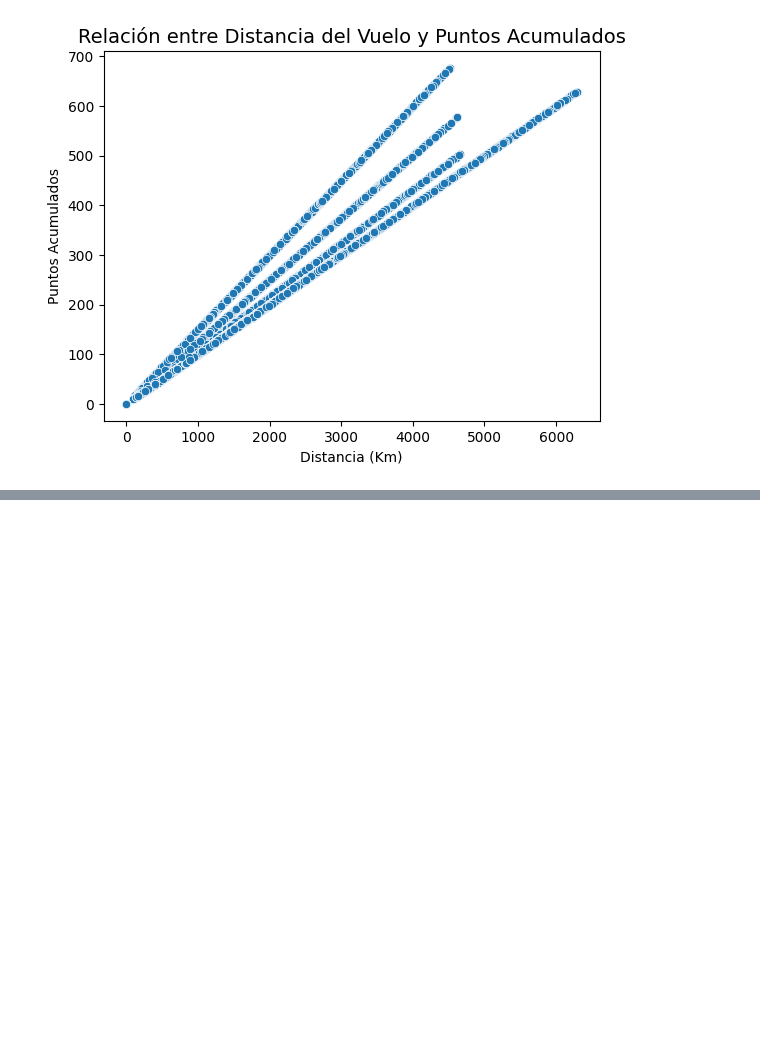
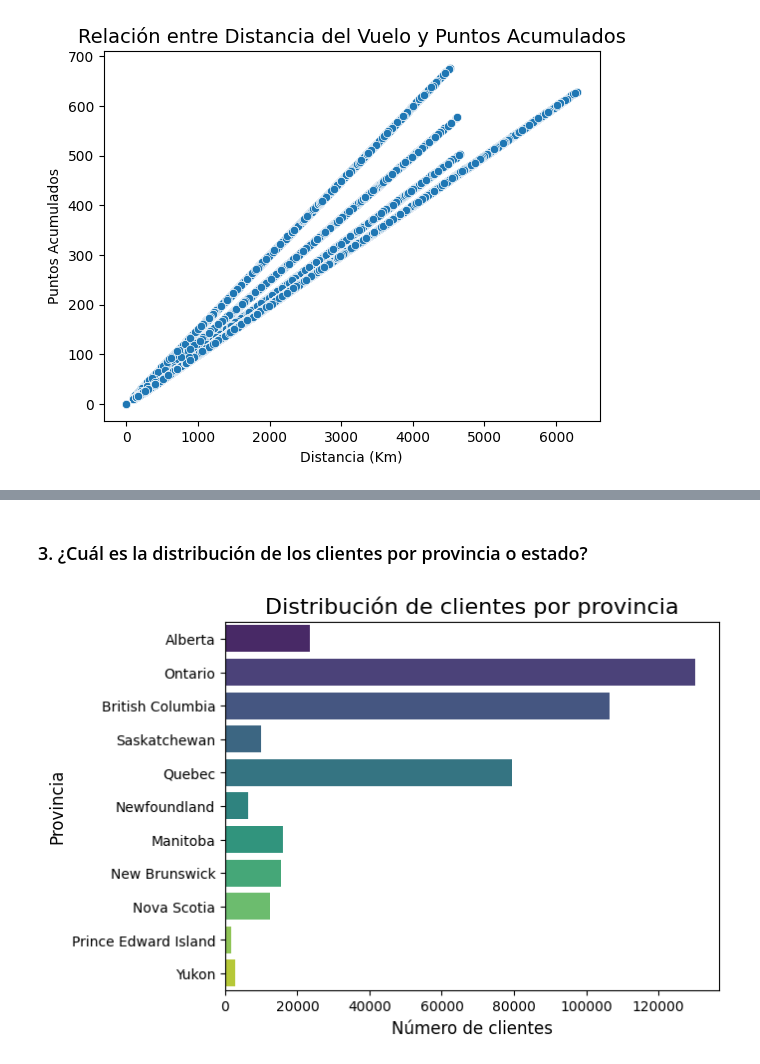
Before and after one commit to Adalab/bda-modulo-3-evaluacion-final-Lumo88-1, a Jupyter notebook: 03 Analisis_estadistico.ipynb, the cells around one changed output, grey strips where cells are left out. Cells and saved outputs as stored; diff of their text form; code cells hidden in the pictures; blank space fills up the shorter version.

```diff
--- a/03 Analisis_estadistico.ipynb
+++ b/03 Analisis_estadistico.ipynb
@@ -268,0 +274,10 @@ plt.show()
+# %% [markdown]
+### 3. ¿Cuál es la distribución de los clientes por provincia o estado?
+# %%
+sns.countplot(data=df_final,y='province',palette='viridis')
+plt.title('Distribución de clientes por provincia', fontsize=16)
+plt.xlabel('Número de clientes', fontsize=12)
+plt.ylabel('Provincia', fontsize=12)
+plt.show();
+# %% [output]
+[figure, added]
```
Also changed, not shown: parts of 15 cells of this notebook, 1 other file.
